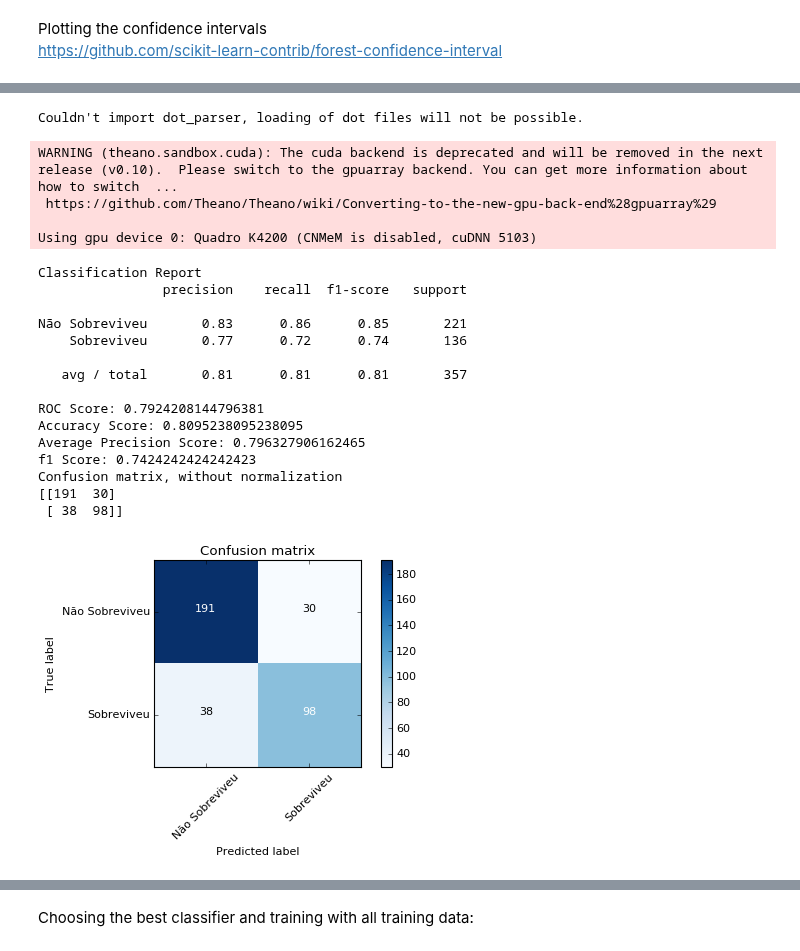
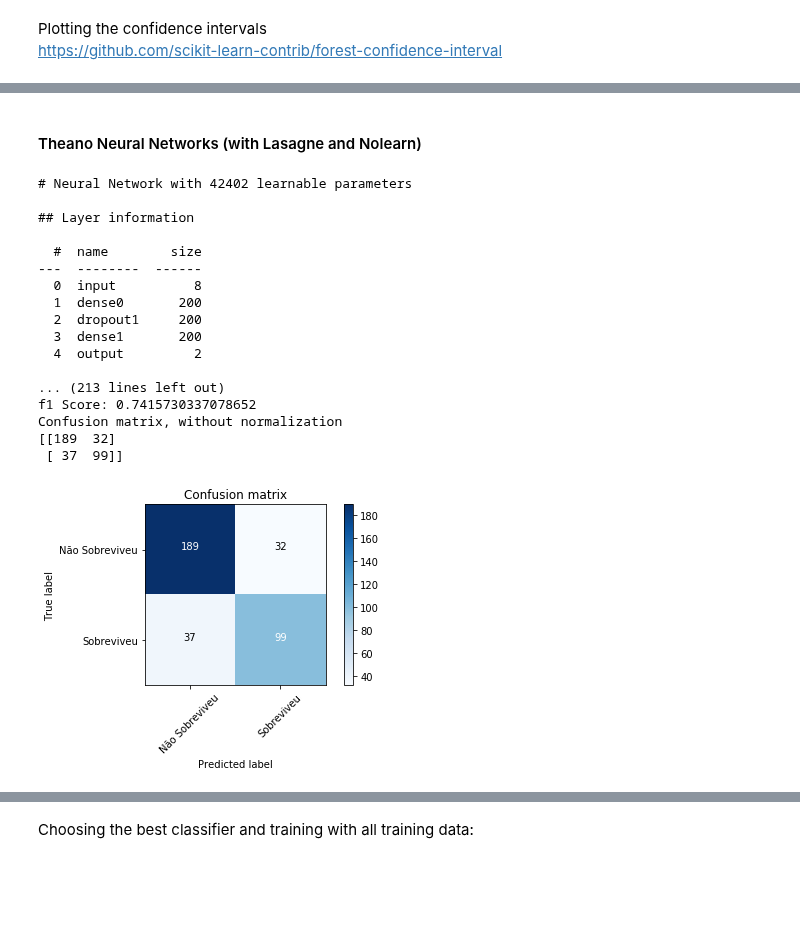
Before and after one commit to rsouza/MMD, a Jupyter notebook: notebooks/Ex02_Kaggle_Titanic.ipynb, the cells around one changed output, grey strips where cells are left out. Cells and saved outputs as stored; diff of their text form; code cells hidden in the pictures; blank space fills up the shorter version.

```diff
--- a/notebooks/Ex02_Kaggle_Titanic.ipynb
+++ b/notebooks/Ex02_Kaggle_Titanic.ipynb
@@ -1185,3 +1354,5 @@ Confusion matrix, without normalization
+# %% [markdown]
+#### Theano Neural Networks (with Lasagne and Nolearn)
 # %%
 #sudo -H pip3 install --upgrade theano nolearn
 #sudo -H pip3 install git+https://github.com/Lasagne/Lasagne.git
@@ -1210,55 +1381,52 @@ clf_lsgn_layers = [('input', lasagne.layers.InputLayer),
                   ('dropout1', lasagne.layers.DropoutLayer),#
                   ('dense1', lasagne.layers.DenseLayer),
                   #('dropout2', lasagne.layers.DropoutLayer),#
                   ('output', lasagne.layers.DenseLayer)]
 
 #l = InputLayer(shape=(None, X.shape[1]))
 #l = DenseLayer(l, num_units=len(np.unique(y)), nonlinearity=softmax)
 #net = NeuralNet(l, update_learning_rate=0.01)
 
 clf_lsgn = nolearn.lasagne.NeuralNet(layers=clf_lsgn_layers,
                                      input_shape=(None, X_traincv.shape[1]), #num_features
                                      #dropout0_p=0.5, #0.15
                                      dense0_num_units=200,
                                      dropout1_p=0.25,
                                      dense1_num_units=200,
                                      #dropout2_p=0.25,
                                      output_num_units=len(np.unique(y_traincv)), #num_classes
                                      output_nonlinearity=lasagne.nonlinearities.softmax,
                                      #update=lasagne.updates.adagrad,
                                      update=lasagne.updates.nesterov_momentum,
                                      update_momentum=0.5, #0.9 #only used with nesterov_momentum
                                      update_learning_rate=0.01,
                                      train_split=nolearn.lasagne.TrainSplit(eval_size=0.2), #split
-                                     verbose=0,
+                                     verbose=1,
                                      max_epochs=200, #To tune,verify the behaviour of outputs
                                      )
 
 clf_lsgn.fit(X_traincv.astype(np.float32), y_traincv.astype(np.int32))
 
 roc_lsgn = clf_eval(clf_lsgn, X_testcv.astype(np.float32), y_testcv.astype(np.int32))
 # %% [output]
-Couldn't import dot_parser, loading of dot files will not be possible.
+# Neural Network with 42402 learnable parameters
+
+## Layer information
+
+  #  name        size
+---  --------  ------
+  0  input          8
+  1  dense0       200
+  2  dropout1     200
+  3  dense1       200
+  4  output         2
+
+... (213 lines left out)
+f1 Score: 0.7415730337078652
+Confusion matrix, without normalization
+[[189  32]
+ [ 37  99]]
-WARNING (theano.sandbox.cuda): The cuda backend is deprecated and will be removed in the next release (v0.10).  Please switch to the gpuarray backend. You can get more information about how to switch  ...
- https://github.com/Theano/Theano/wiki/Converting-to-the-new-gpu-back-end%28gpuarray%29
-
-Using gpu device 0: Quadro K4200 (CNMeM is disabled, cuDNN 5103)
-Classification Report
-                precision    recall  f1-score   support
-
-Não Sobreviveu       0.83      0.86      0.85       221
-    Sobreviveu       0.77      0.72      0.74       136
-
-   avg / total       0.81      0.81      0.81       357
-
-ROC Score: 0.7924208144796381
-Accuracy Score: 0.8095238095238095
-Average Precision Score: 0.796327906162465
-f1 Score: 0.7424242424242423
-Confusion matrix, without normalization
-[[191  30]
- [ 38  98]]
-[figure, old version]
+[figure, new version]
 # %%
 train_loss = np.array([i["train_loss"] for i in clf_lsgn.train_history_])
 valid_loss = np.array([i["valid_loss"] for i in clf_lsgn.train_history_])
```
Also changed, not shown: parts of 45 cells of this notebook.
